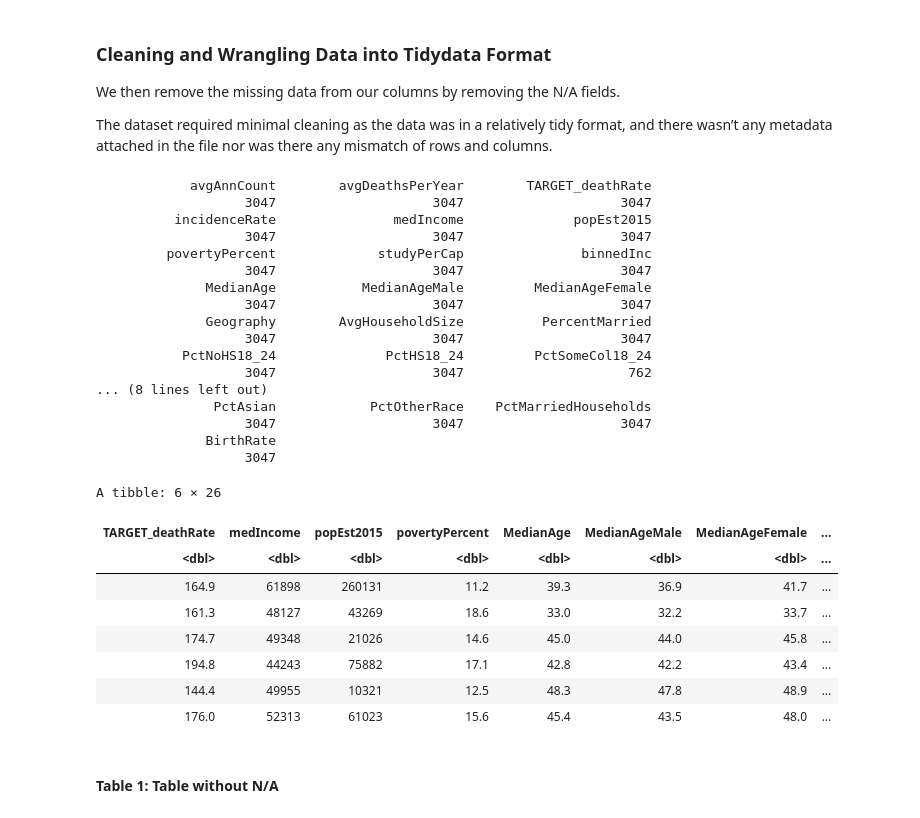
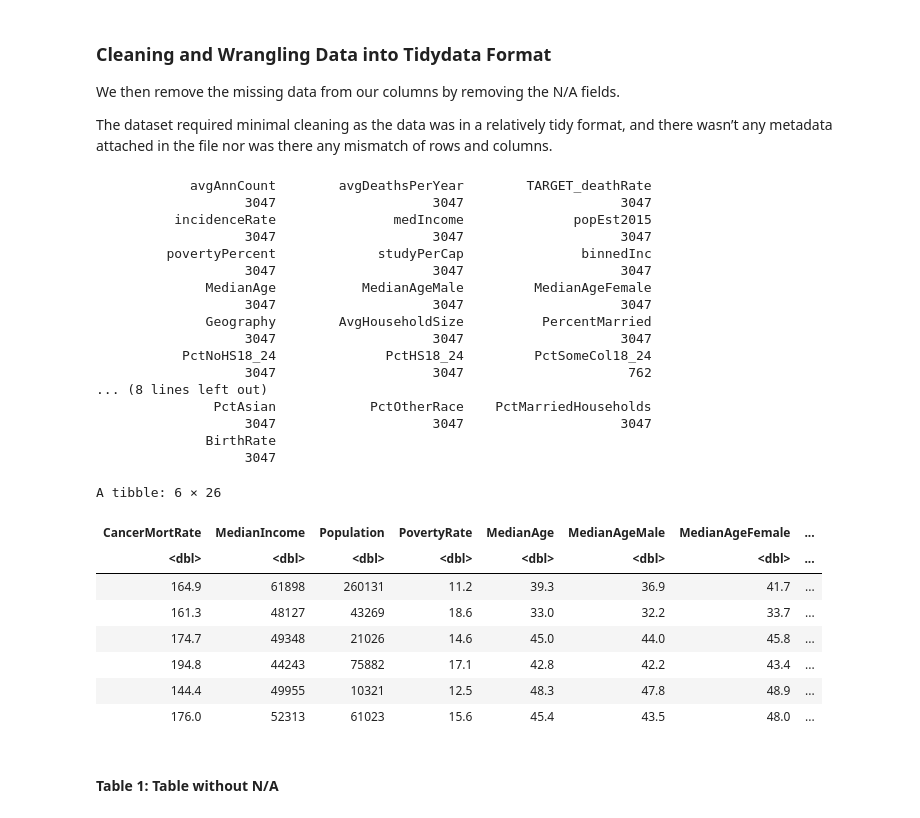
Before and after one commit to caswellbrett/CancerMortalityPrediction, a Jupyter notebook: Report.ipynb, the cells around one changed output. Drawn from its saved outputs; the diff is of its cells as text; code cells hidden in the pictures.

```diff
--- a/Report.ipynb
+++ b/Report.ipynb
@@ -62,32 +62,37 @@ The dataset required minimal cleaning as the data was in a relatively tidy forma
 # %%
 cancer_data <- cancer |> filter(na.rm = TRUE)
 colSums(!is.na(cancer)) #counting number of observations in our columns (excluding n/a)
 
+# removing columns with <2800 observations and non-numerical values
 cancer_filter <- cancer_data |> select(-PctPrivateCoverageAlone,
                                        -PctSomeCol18_24, -Geography, -avgAnnCount,
                                       -avgDeathsPerYear, -incidenceRate, -studyPerCap, -binnedInc)
-cancer_clean <- na.omit(cancer_filter) #removing na from our data
+cancer_clean <- na.omit(cancer_filter) |> #removing na from our data
+    rename(CancerMortRate = TARGET_deathRate,
+          MedianIncome = medIncome,
+          Population = popEst2015,
+          PovertyRate = povertyPercent) # renaming columns to consistent format
 head(cancer_clean)
 # %% [output]
             avgAnnCount        avgDeathsPerYear        TARGET_deathRate
                    3047                    3047                    3047
           incidenceRate               medIncome              popEst2015
                    3047                    3047                    3047
          povertyPercent             studyPerCap               binnedInc
                    3047                    3047                    3047
               MedianAge           MedianAgeMale         MedianAgeFemale
                    3047                    3047                    3047
               Geography        AvgHouseholdSize          PercentMarried
                    3047                    3047                    3047
            PctNoHS18_24              PctHS18_24         PctSomeCol18_24
                    3047                    3047                     762
 ... (8 lines left out)
                PctAsian            PctOtherRace    PctMarriedHouseholds
                    3047                    3047                    3047
               BirthRate
                    3047
 A tibble: 6 × 26
-| TARGET_deathRate | medIncome | popEst2015 | povertyPercent | MedianAge | MedianAgeMale | MedianAgeFemale | ... |
+| CancerMortRate | MedianIncome | Population | PovertyRate | MedianAge | MedianAgeMale | MedianAgeFemale | ... |
 | <dbl> | <dbl> | <dbl> | <dbl> | <dbl> | <dbl> | <dbl> | ... |
 | 164.9 | 61898 | 260131 | 11.2 | 39.3 | 36.9 | 41.7 | ... |
 | 161.3 | 48127 | 43269 | 18.6 | 33.0 | 32.2 | 33.7 | ... |
```
Also changed, not shown: parts of 14 cells of this notebook.
